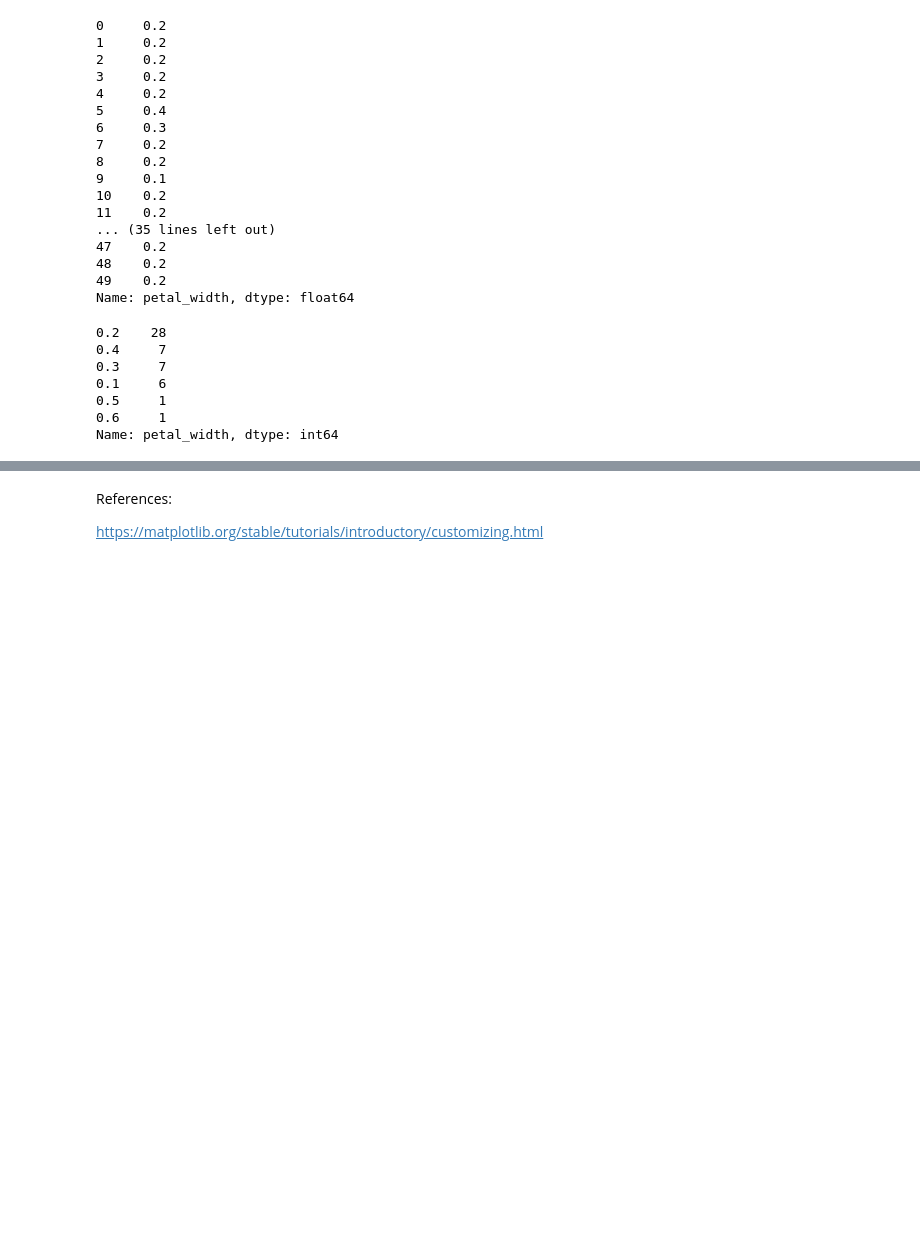
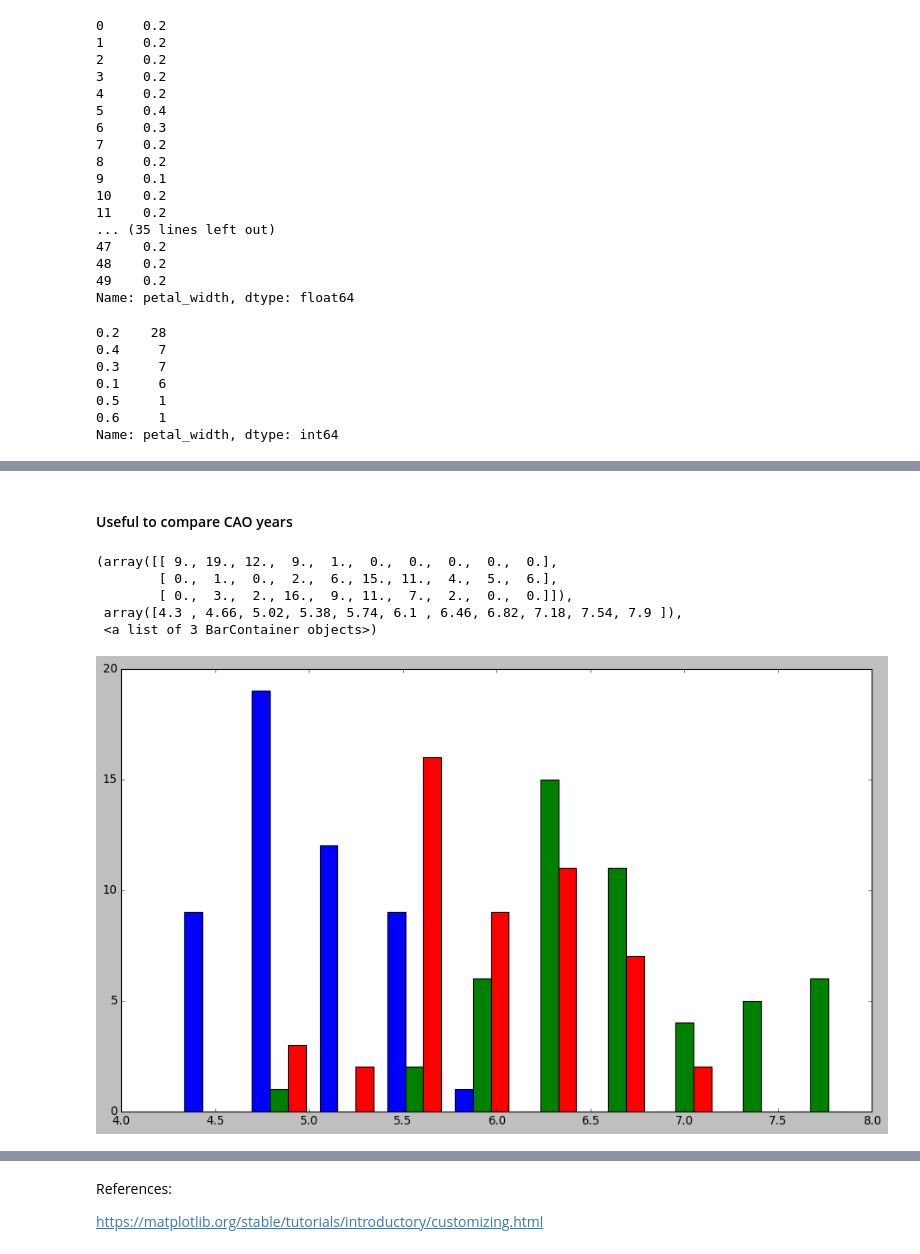
Before and after one commit to doodymack/Bar__Histograms, a Jupyter notebook: Bar_Histograms_Coursework.ipynb, the cells around one changed output, grey strips where cells are left out. Saved outputs shown, nothing was run; the diff lists cells and outputs as text; code cells hidden in the pictures; blank space fills up the shorter version.

```diff
--- a/Bar_Histograms_Coursework.ipynb
+++ b/Bar_Histograms_Coursework.ipynb
@@ -196,0 +375,5 @@ plt.bar(sepal_counts.index, sepal_counts, width = 0.05)
+# %%
+# Seperate the setosas
+df_setosa_numpy = df[df['species'] =='setosa']['sepal_length'].to_numpy()
+df_virginica_numpy = df[df['species'] =='virginica']['sepal_length'].to_numpy()
+df_versicolor_numpy = df[df['species'] =='versicolor']['sepal_length'].to_numpy()
@@ -196,0 +404,7 @@ plt.bar(sepal_counts.index, sepal_counts, width = 0.05)
+# %%
+x = np.vstack([df_setosa_numpy,df_virginica_numpy,df_versicolor_numpy]).T
+x
+#returns a two dimensional array
+# same number of items in each array
+#each array has three values 1.setosa 2. virginica 3. versicolor
+# 'T' is to transpose fro mhorizontal to vertical
@@ -196,0 +429,14 @@ plt.bar(sepal_counts.index, sepal_counts, width = 0.05)
+# %% [markdown]
+#### Useful to compare CAO years
+# %%
+plt.hist(x)
+#blue setosa= green= versicolor red= virginica
+# returns the correct bin start but doesnt show the true width- not ideal
+#better to use Seaborn which is built on pyplot
+# %% [output]
+(array([[ 9., 19., 12.,  9.,  1.,  0.,  0.,  0.,  0.,  0.],
+        [ 0.,  1.,  0.,  2.,  6., 15., 11.,  4.,  5.,  6.],
+        [ 0.,  3.,  2., 16.,  9., 11.,  7.,  2.,  0.,  0.]]),
+ array([4.3 , 4.66, 5.02, 5.38, 5.74, 6.1 , 6.46, 6.82, 7.18, 7.54, 7.9 ]),
+ <a list of 3 BarContainer objects>)
+[figure, added]
```
Also changed, not shown: parts of 29 cells of this notebook.
